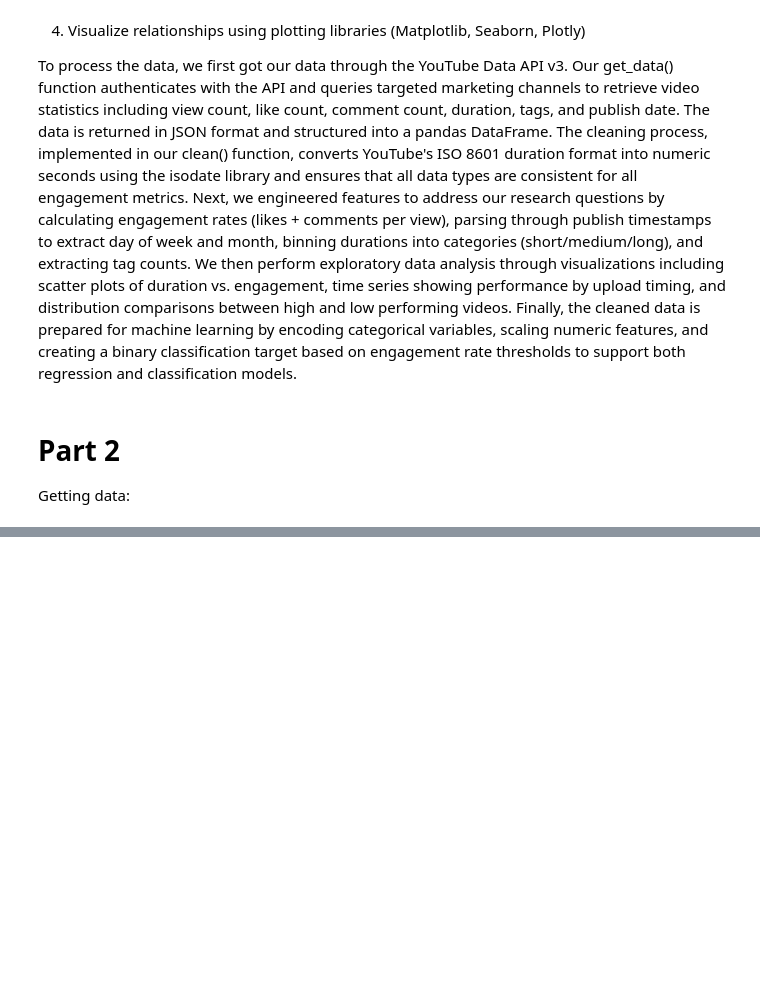
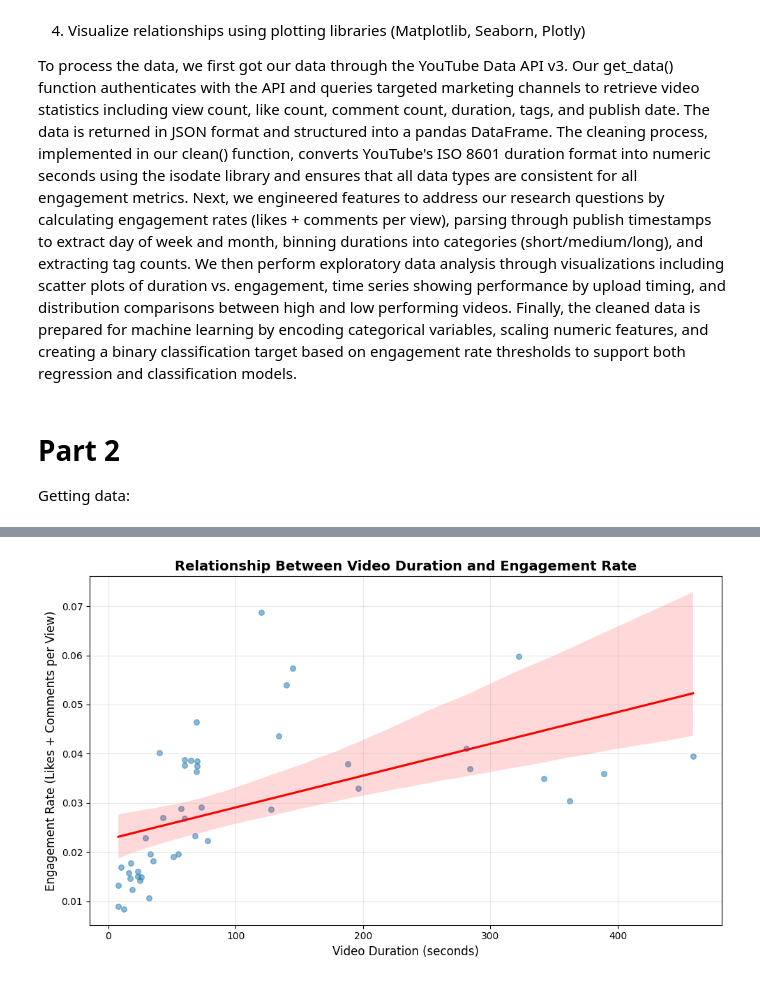
Before and after one commit to melanieyu23/DS3000_Project, a Jupyter notebook: phase2.ipynb, the cells around one changed output, grey strips where cells are left out. Cells and saved outputs as stored; diff of their text form; code cells hidden in the pictures; blank space fills up the shorter version.

Commit message:
Added viz for duration vs engagement

```diff
--- a/phase2.ipynb
+++ b/phase2.ipynb
@@ -147,0 +153,38 @@ cleaned.head()
+# %%
+# --- Libraries ---
+import pandas as pd
+import matplotlib.pyplot as plt
+import seaborn as sns
+
+# --- Load and Prepare Data ---
+# Replace 'your_dataframe' with your actual DataFrame variable
+df = cleaned.copy()
+
+# Calculate engagement rate (likes + comments per view)
+df["engagement_rate"] = (df["likes"] + df["comments"]) / df["views"]
+
+# Remove invalid or missing data
+df = df.dropna(subset=["duration", "engagement_rate"])
+df = df[df["views"] > 0]
+
+# Filter to videos with duration <= 500 seconds to remove outliers
+df = df[df["duration"] <= 500]
+
+# Plot: Relationship Between Duration and Engagement Rate
+plt.figure(figsize=(10,6))
+sns.regplot(
+    data=df,
+    x="duration",
+    y="engagement_rate",
+    scatter_kws={"alpha":0.5, "s":30},
+    line_kws={"color":"red"}
+)
+
+plt.title("Relationship Between Video Duration and Engagement Rate", fontsize=14, weight="bold")
+plt.xlabel("Video Duration (seconds)", fontsize=12)
+plt.ylabel("Engagement Rate (Likes + Comments per View)", fontsize=12)
+plt.grid(alpha=0.3)
+plt.tight_layout()
+plt.show()
+# %% [output]
+[figure, added]
```
Also changed, not shown: parts of 3 cells of this notebook.
